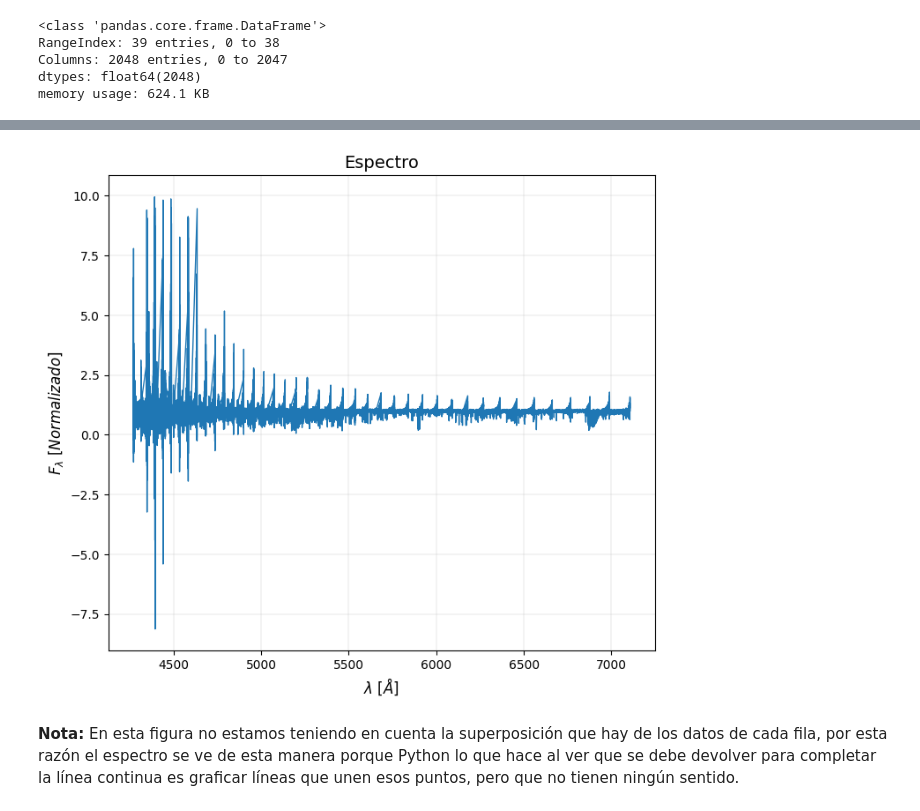
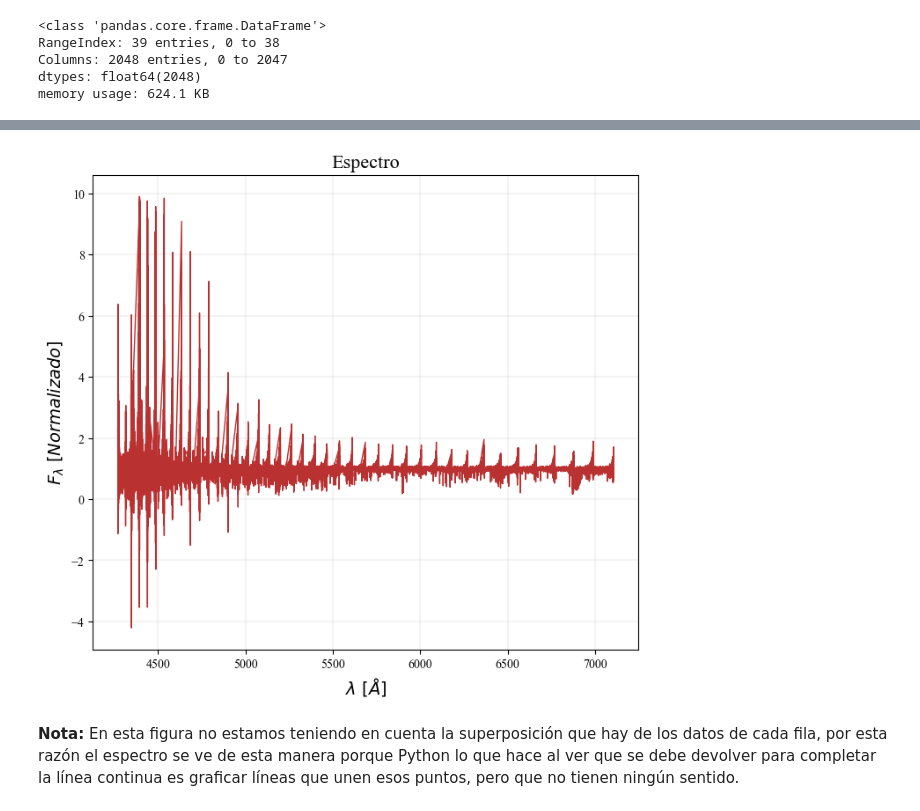
Before and after one commit to AlexGTroncoso/Tesis_Astronomia_FACom, a Jupyter notebook: Data and Notebooks/HD 55496/HD55496.ipynb, the cells around one changed output, grey strips where cells are left out. Cells and saved outputs as stored; diff of their text form; code cells hidden in the pictures.

```diff
--- a/Data and Notebooks/HD 55496/HD55496.ipynb
+++ b/Data and Notebooks/HD 55496/HD55496.ipynb
@@ -12,5 +33,9 @@ from specutils import Spectrum1D, SpectralRegion
 import astropy.units as u
 from tqdm import tqdm
 from astropy.nddata import StdDevUncertainty
+# %%
+# Configurar el estilo de fuente global a 'serif'
+plt.rcParams['font.family'] = 'serif'
+plt.rcParams['font.serif'] = ['Times New Roman', 'DejaVu Serif', 'Bitstream Vera Serif', 'Computer Modern Roman', 'New Century Schoolbook', 'Century Schoolbook L', 'Utopia', 'ITC Bookman', 'Bookman', 'Nimbus Roman No9 L', 'Palatino', 'Charter', 'serif']
 # %%
 archivo_fits = fits.open('2022-03-20T01_13_27.761624-s-rich.sp.fits')#'Rich-Stars-Table.fits') #open file
@@ -398,14 +389,14 @@ Tabla1['Norm Flux'] = F
 Tabla1['Err Norm Flux'] = Err
 # %%
 plt.figure(figsize=(8,7))
-plt.plot(Tabla1['Wavelength'],Tabla1['Norm Flux'], '-',linewidth = 1)
+plt.plot(Tabla1['Wavelength'],Tabla1['Norm Flux'], '-', color = '#BA3132',linewidth = 1)
 
-plt.xlabel('$\lambda~ [Å]$',fontsize = 12)
-plt.ylabel('$F_\lambda~  [Normalizado]$' ,fontsize = 12)
-plt.title("Espectro",fontsize = 14)
+plt.xlabel(r'$\lambda~ [Å]$',fontsize = 14)
+plt.ylabel(r'$F_\lambda~  [Normalizado]$' ,fontsize = 14)
+plt.title("Espectro",fontsize = 16)
 #plt.xlim(4000,4450)
 plt.grid(linestyle='-', linewidth=0.2)
 # %% [output]
-[figure, old version]
+[figure, new version]
 # %% [markdown]
 **Nota:** En esta figura no estamos teniendo en cuenta la superposición que hay de los datos de cada fila, por esta razón el espectro se ve de esta manera porque Python lo que hace al ver que se debe devolver para completar la línea continua es graficar líneas que unen esos puntos, pero que no tienen ningún sentido.
```
Also changed, not shown: parts of 46 cells of this notebook, 6 other files.
